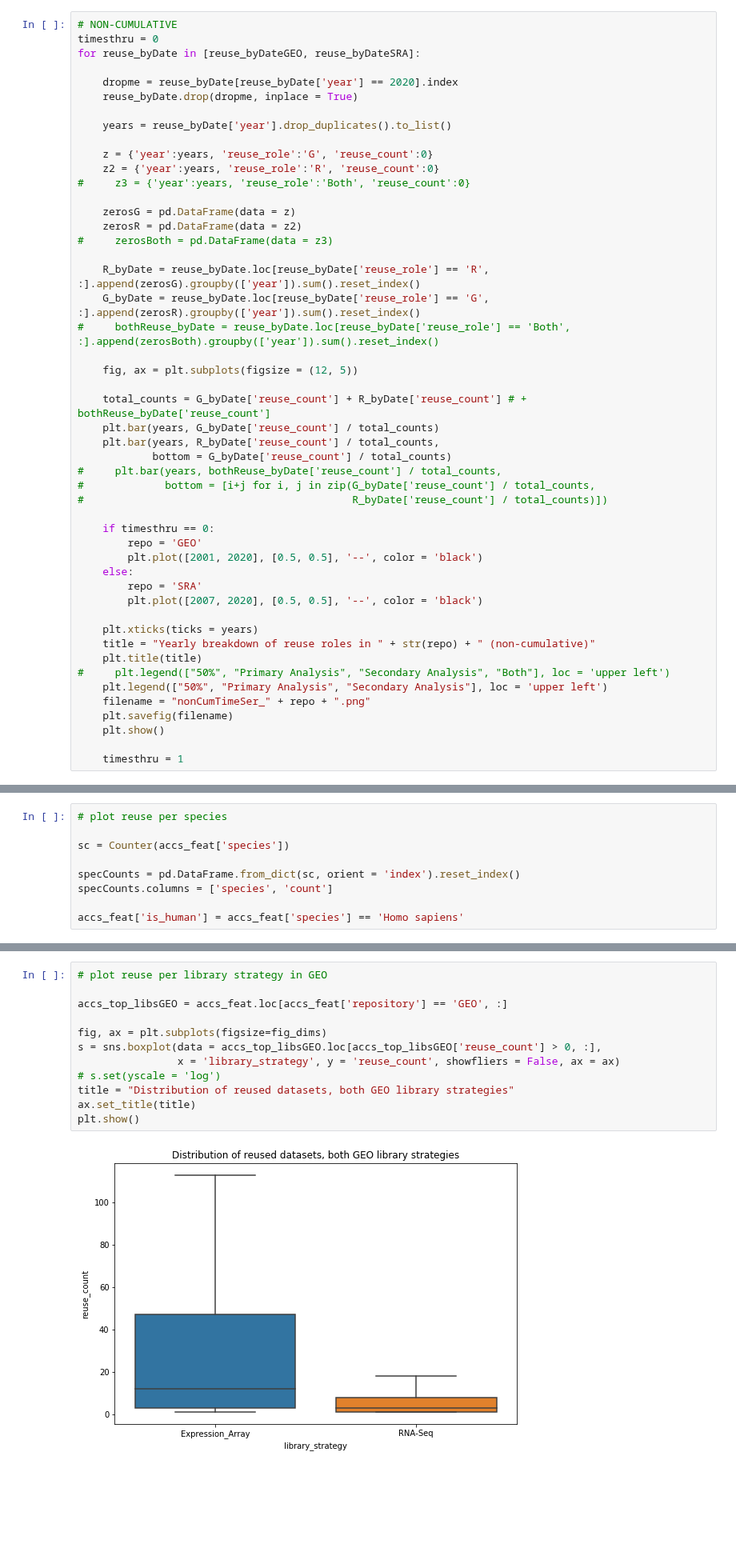
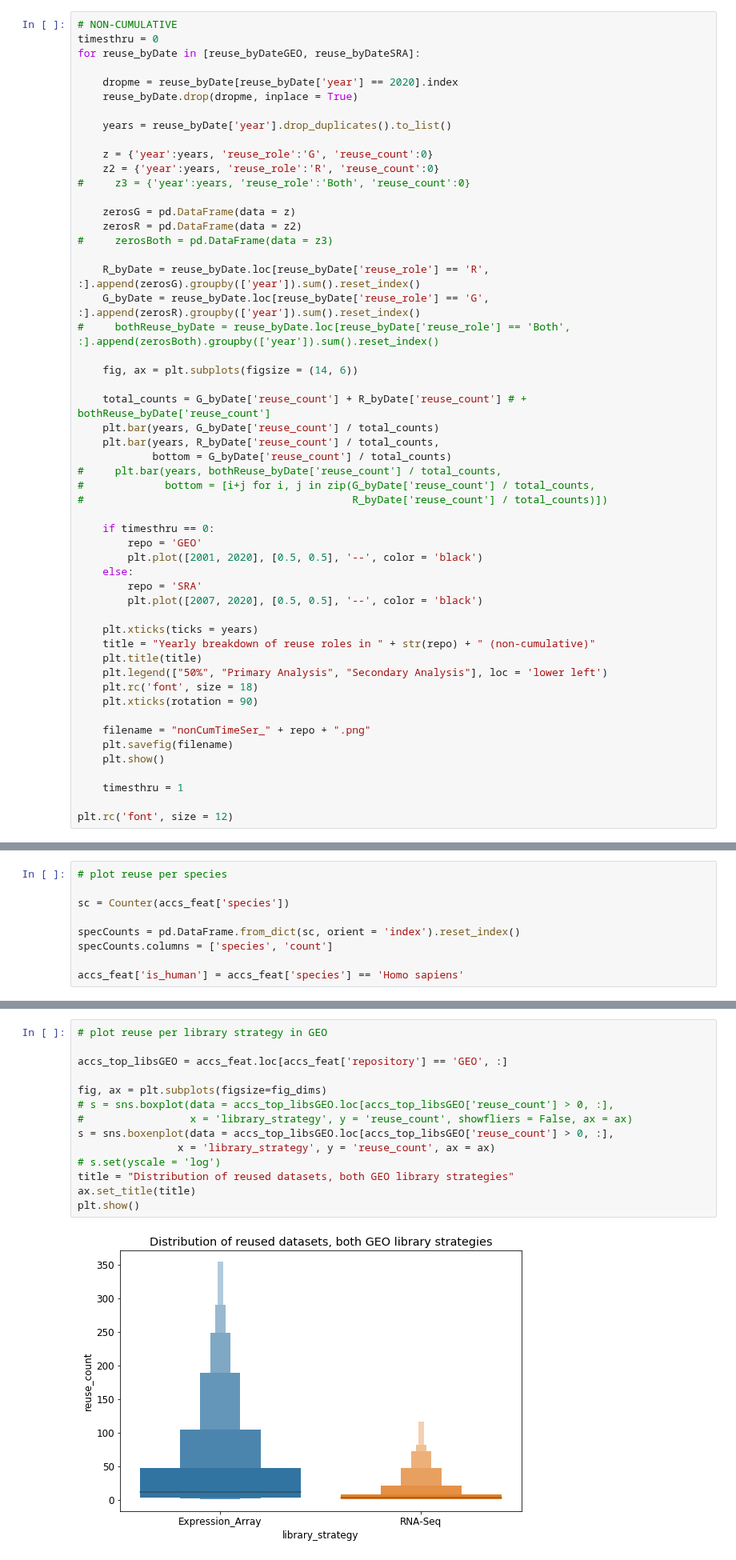
Before and after one commit to smangul1/data_reusability, a Jupyter notebook: jupyter_notebooks/visualize_data.ipynb, the cells around one changed output, grey strips where cells are left out. Shown at 80% size. Cells and saved outputs as stored; diff of their text form; blank space fills up the shorter version.

```diff
--- a/jupyter_notebooks/visualize_data.ipynb
+++ b/jupyter_notebooks/visualize_data.ipynb
@@ -219,7 +223,7 @@ for reuse_byDate in [reuse_byDateGEO, reuse_byDateSRA]:
     G_byDate = reuse_byDate.loc[reuse_byDate['reuse_role'] == 'G', :].append(zerosR).groupby(['year']).sum().reset_index()
 #     bothReuse_byDate = reuse_byDate.loc[reuse_byDate['reuse_role'] == 'Both', :].append(zerosBoth).groupby(['year']).sum().reset_index()
 
-    fig, ax = plt.subplots(figsize = (12, 5))
+    fig, ax = plt.subplots(figsize = (14, 6))
 
     total_counts = G_byDate['reuse_count'] + R_byDate['reuse_count'] # + bothReuse_byDate['reuse_count']
     plt.bar(years, G_byDate['reuse_count'] / total_counts)
@@ -239,11 +243,15 @@ for reuse_byDate in [reuse_byDateGEO, reuse_byDateSRA]:
     plt.xticks(ticks = years)
     title = "Yearly breakdown of reuse roles in " + str(repo) + " (non-cumulative)"
     plt.title(title)
-#     plt.legend(["50%", "Primary Analysis", "Secondary Analysis", "Both"], loc = 'upper left')
-    plt.legend(["50%", "Primary Analysis", "Secondary Analysis"], loc = 'upper left')
+    plt.legend(["50%", "Primary Analysis", "Secondary Analysis"], loc = 'lower left')
+    plt.rc('font', size = 18)
+    plt.xticks(rotation = 90)
+
     filename = "nonCumTimeSer_" + repo + ".png"
     plt.savefig(filename)
     plt.show()
 
     timesthru = 1
+
+plt.rc('font', size = 12)
 # %% [output]
@@ -424,15 +456,17 @@ plt.show()
 # %%
 # plot reuse per library strategy in GEO
 
 accs_top_libsGEO = accs_feat.loc[accs_feat['repository'] == 'GEO', :]
 
 fig, ax = plt.subplots(figsize=fig_dims)
-s = sns.boxplot(data = accs_top_libsGEO.loc[accs_top_libsGEO['reuse_count'] > 0, :],
-                x = 'library_strategy', y = 'reuse_count', showfliers = False, ax = ax)
+# s = sns.boxplot(data = accs_top_libsGEO.loc[accs_top_libsGEO['reuse_count'] > 0, :],
+#                 x = 'library_strategy', y = 'reuse_count', showfliers = False, ax = ax)
+s = sns.boxenplot(data = accs_top_libsGEO.loc[accs_top_libsGEO['reuse_count'] > 0, :],
+                x = 'library_strategy', y = 'reuse_count', ax = ax)
 # s.set(yscale = 'log')
 title = "Distribution of reused datasets, both GEO library strategies"
 ax.set_title(title)
 plt.show()
 # %% [output]
-[figure, old version]
+[figure, new version]
 # %%
```
Also changed, not shown: parts of 18 cells of this notebook, 8 other files.
